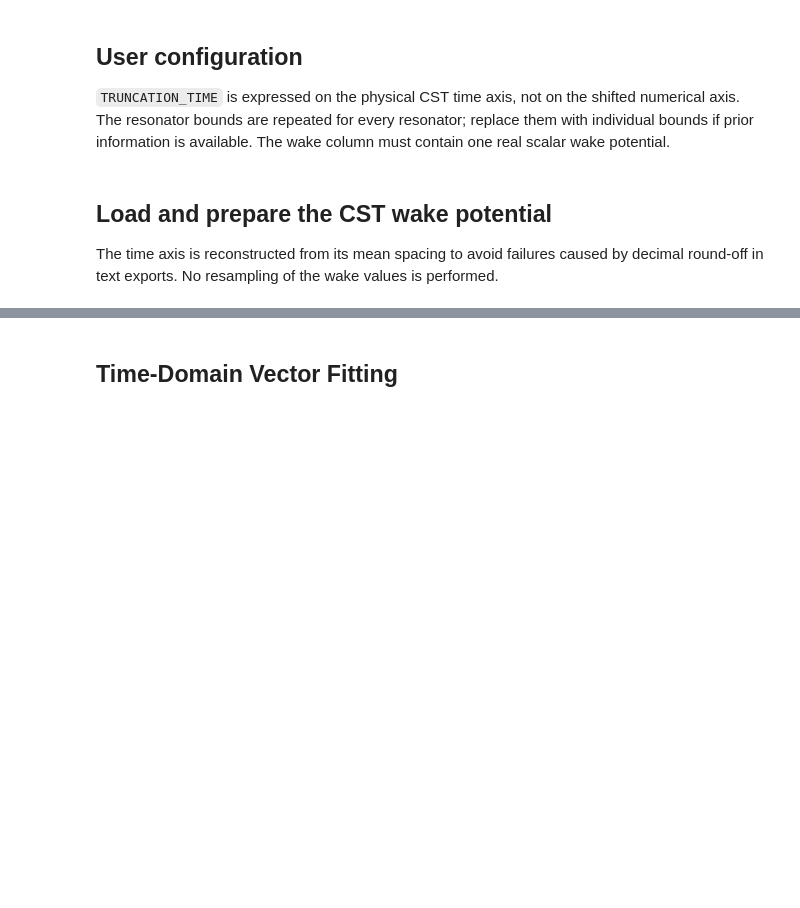
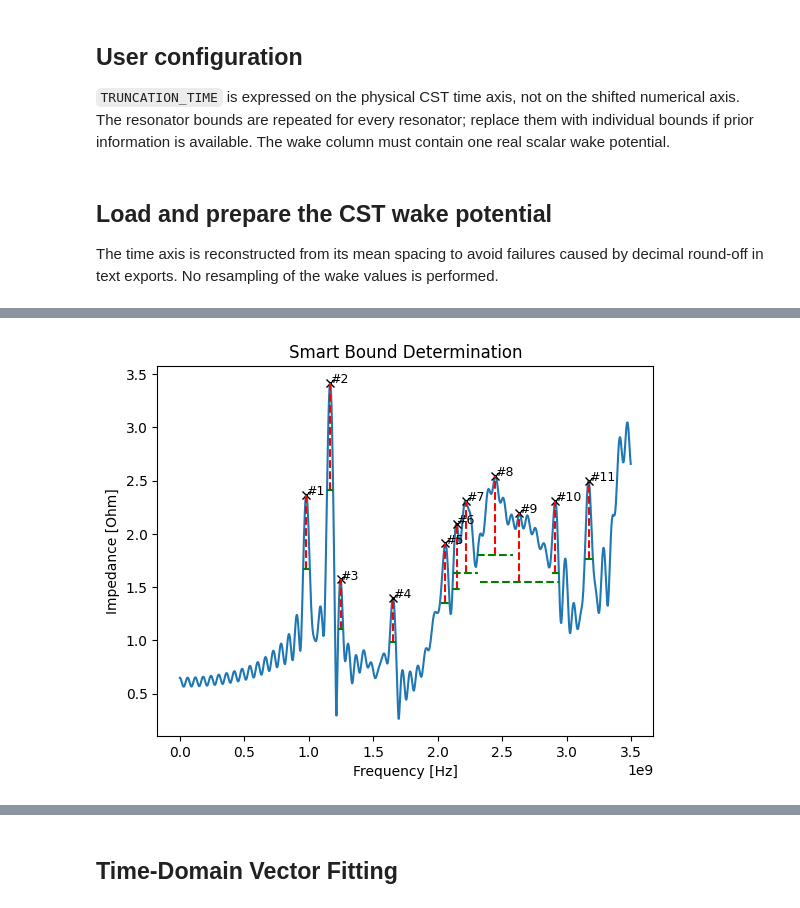
Before and after one commit to hschreib-tet/IDDEFIX, a Jupyter notebook: examples/018_compare_tdvf_resonator_wake_potential.ipynb, the cells around one changed output, grey strips where cells are left out. Saved outputs shown, nothing was run; the diff lists cells and outputs as text; code cells hidden in the pictures; blank space fills up the shorter version.

```diff
--- a/examples/018_compare_tdvf_resonator_wake_potential.ipynb
+++ b/examples/018_compare_tdvf_resonator_wake_potential.ipynb
@@ -166,0 +136,18 @@ plt.show()
+# %%
+f, Z = iddefix.compute_deconvolution(
+    fit_physical_times, fit_wake_potential, sigma=SIGMA_T, fmax=3.5e9
+)
+
+heights = np.zeros_like(Z)
+heights[f < 1.5e9] = 1.5
+heights[f >= 1.5e9] = 1.0
+heights[f >= 1.8e9] = 1.5
+heights[f >= 2.3e9] = 2.5
+heights[f >= 2.6e9] = 2.18
+heights[f >= 2.7e9] = 2.3
+heights[f >= 3.0e9] = 2.4
+heights[f >= 3.2e9] = 100
+bounds = iddefix.SmartBoundDetermination(f, np.abs(Z), minimum_peak_height=heights)
+bounds.inspect()
+# %% [output]
+[figure, added]
```
Also changed, not shown: parts of 22 cells of this notebook, 2 other files.
